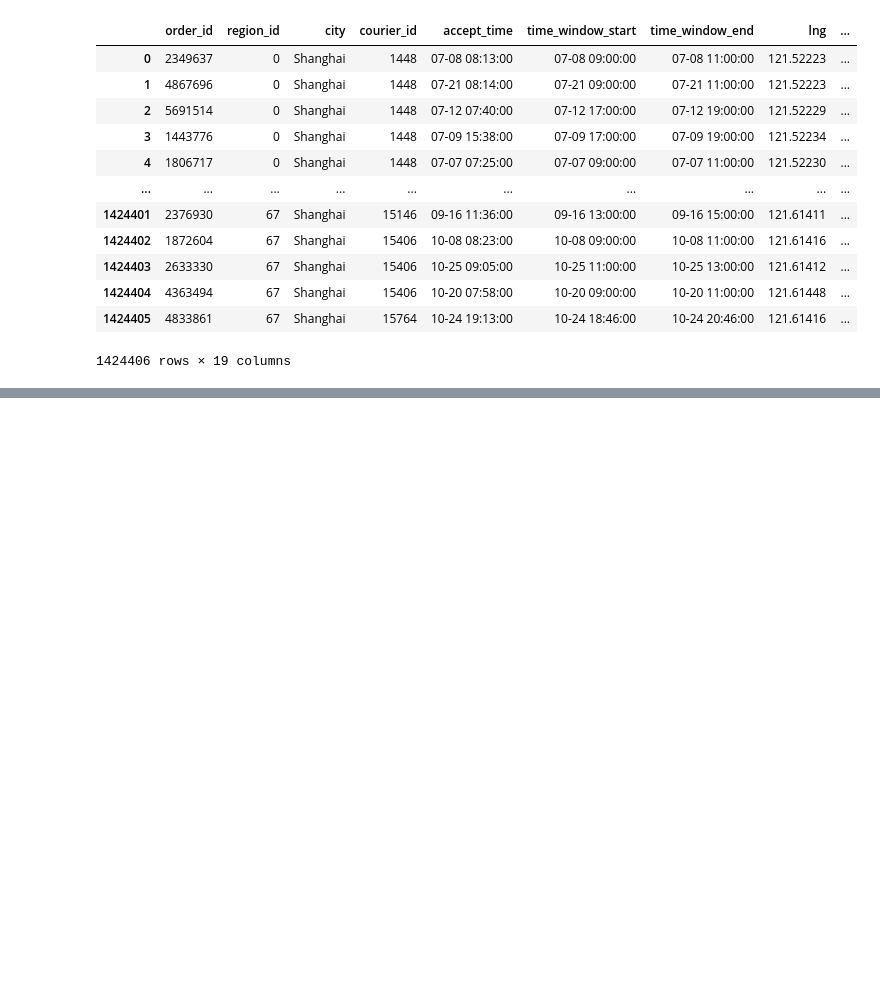
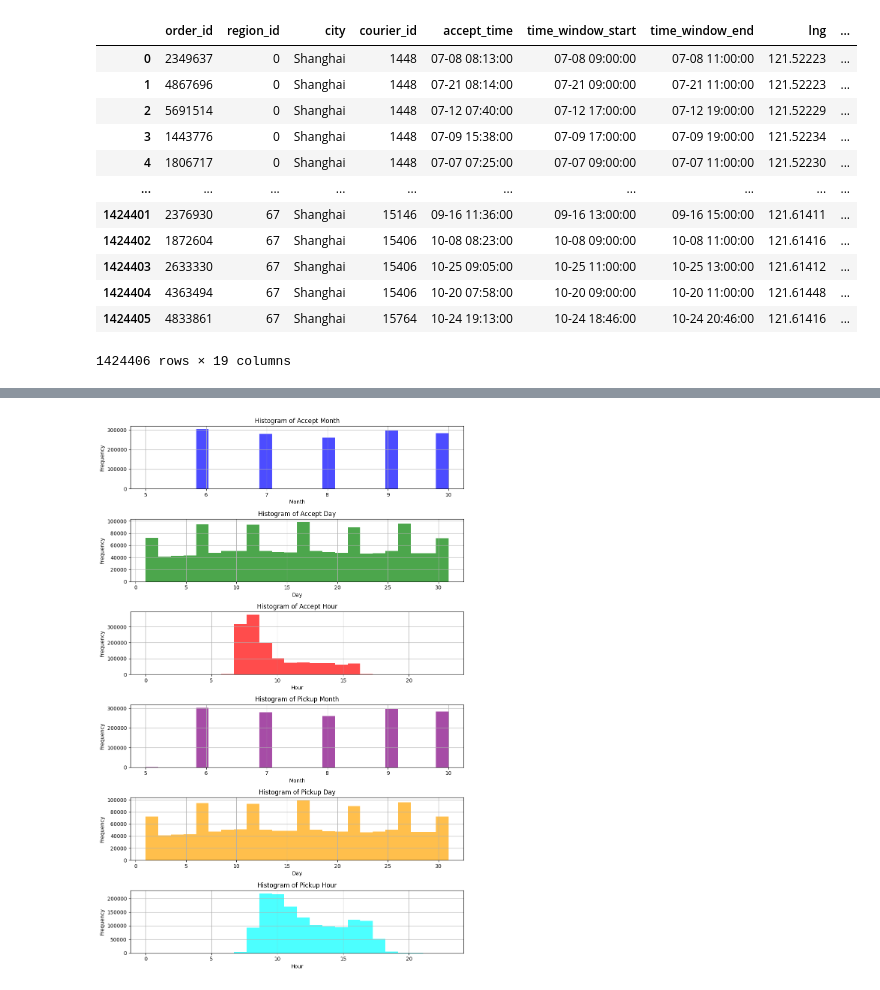
Before and after one commit to Mayisha172/02806-final-assingment, a Jupyter notebook: code/first_script.ipynb, the cells around one changed output, grey strips where cells are left out. Cells and saved outputs as stored; diff of their text form; code cells hidden in the pictures; blank space fills up the shorter version.

```diff
--- a/code/first_script.ipynb
+++ b/code/first_script.ipynb
@@ -113,0 +47,19 @@ map_hooray
+# %%
+# Convert 'accept_gps_time' to datetime format
+pickup['accept_time_dt'] = pd.to_datetime(pickup['accept_time'], format='%m-%d %H:%M:%S')
+pickup['pickup_time_dt'] = pd.to_datetime(pickup['pickup_time'], format='%m-%d %H:%M:%S')
+
+# Extract accept hour and minute
+pickup['accept_hour'] = pickup['accept_time_dt'].dt.hour
+pickup['accept_min'] = pickup['accept_time_dt'].dt.minute
+
+# Extract pickup hour and minute
+pickup['pickup_hour'] = pickup['pickup_time_dt'].dt.hour
+pickup['pickup_min'] = pickup['pickup_time_dt'].dt.minute
+
+# extract pickup day
+pickup['pickup_day'] = pickup['pickup_time_dt'].dt.day
+pickup['pickup_month'] = pickup['pickup_time_dt'].dt.month
+
+pickup['accept_day'] = pickup['accept_time_dt'].dt.day
+pickup['accept_month'] = pickup['accept_time_dt'].dt.month
@@ -113,0 +82,37 @@ map_hooray
+# %%
+
+# Plot histograms
+fig, axes = plt.subplots(6, 1, figsize=(10, 15))
+
+pickup['accept_month'].hist(ax=axes[0], bins=24, color='blue', alpha=0.7)
+axes[0].set_title('Histogram of Accept Month')
+axes[0].set_xlabel('Month')
+axes[0].set_ylabel('Frequency')
+
+pickup['accept_day'].hist(ax=axes[1], bins=24, color='green', alpha=0.7)
+axes[1].set_title('Histogram of Accept Day')
+axes[1].set_xlabel('Day')
+axes[1].set_ylabel('Frequency')
+
+pickup['accept_hour'].hist(ax=axes[2], bins=24, color='red', alpha=0.7)
+axes[2].set_title('Histogram of Accept Hour')
+axes[2].set_xlabel('Hour')
+axes[2].set_ylabel('Frequency')
+
+pickup['pickup_month'].hist(ax=axes[3], bins=24, color='purple', alpha=0.7)
+axes[3].set_title('Histogram of Pickup Month')
+axes[3].set_xlabel('Month')
+axes[3].set_ylabel('Frequency')
+pickup['pickup_day'].hist(ax=axes[4], bins=24, color='orange', alpha=0.7)
+axes[4].set_title('Histogram of Pickup Day')
+axes[4].set_xlabel('Day')
+axes[4].set_ylabel('Frequency')
+pickup['pickup_hour'].hist(ax=axes[5], bins=24, color='cyan', alpha=0.7)
+axes[5].set_title('Histogram of Pickup Hour')
+axes[5].set_xlabel('Hour')
+axes[5].set_ylabel('Frequency')
+
+plt.tight_layout()
+plt.show()
+# %% [output]
+[figure, added]
```
Also changed, not shown: parts of 11 cells of this notebook.
